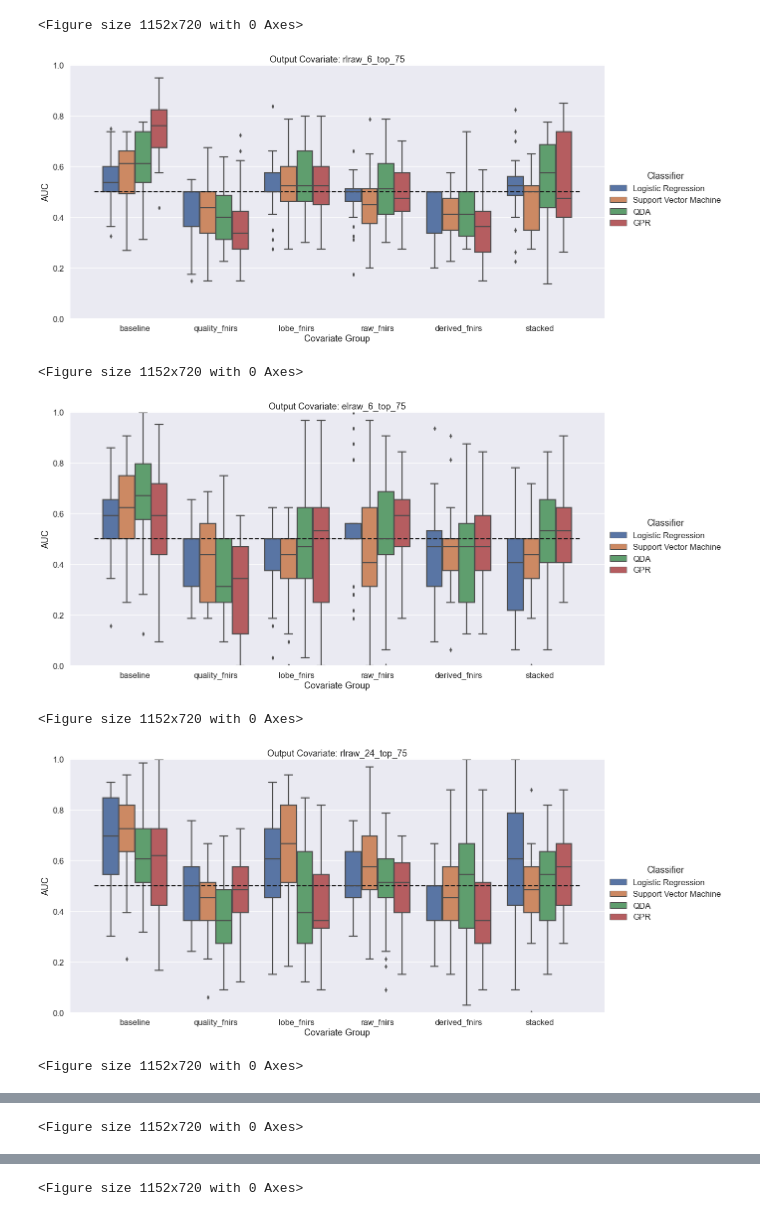
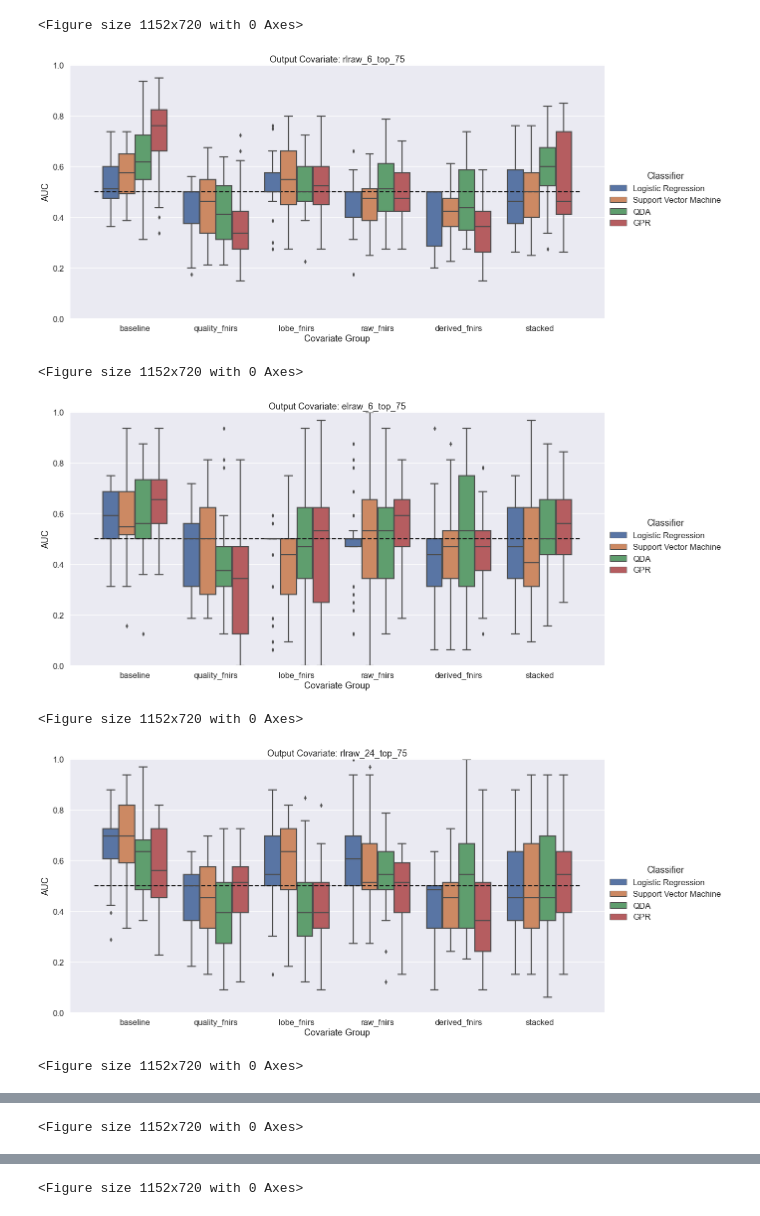
Before and after one commit to sergeyf/ki_43B, a Jupyter notebook: 03_visualize.ipynb, the cells around one changed output, grey strips where cells are left out. Saved outputs shown, nothing was run; the diff lists cells and outputs as text; code cells hidden in the pictures.

```diff
--- a/03_visualize.ipynb
+++ b/03_visualize.ipynb
@@ -74,36 +74,36 @@ for output_variable in all_results.keys():
         plt.legend()
         plt.title(title)
         plt.show()
 
     plt.figure(figsize=(16, 10))
     auc = []
     model = []
     feature_names = []
 
     for key, value in results.items():
         model += [key] * 6 * N_SPLITS_OUTER
         x = value['test_score']
         for i in range(N_SPLITS_OUTER):
             auc += list(x[i, :])
-        feature_names += ['baseline', 'quality_fnirs', 'lobe_fnirs', 'raw_fnirs', 'derived_fnirs', 'stacked'] * N_SPLITS_OUTER
+            feature_names += ['baseline', 'quality_fnirs', 'lobe_fnirs', 'raw_fnirs', 'derived_fnirs', 'stacked']
 
     df_boxplot = pd.DataFrame({
         'Classifier': model,
         'AUC': auc,
         'Covariate Group': feature_names
     })
 
     title=f'Output Covariate: {output_variable}'
     sns.catplot(x="Covariate Group", y="AUC", hue="Classifier",  data=df_boxplot, kind="box", dodge=True, height=8, aspect=2);
     plt.plot([-0.5, 5.5], [0.5, 0.5], '--', c='k', label='Random Performance');
     plt.ylim(0, 1)
     plt.title(title)
     #grouped_barplot(df, df.columns[0], df.columns[3], df.columns[1], df.columns[2], title=title)
 # %% [output]
 <Figure size 1152x720 with 0 Axes>
-[figure, old version]
+[figure, new version]
 <Figure size 1152x720 with 0 Axes>
-[figure, old version]
+[figure, new version]
 <Figure size 1152x720 with 0 Axes>
-[figure, old version]
+[figure, new version]
 <Figure size 1152x720 with 0 Axes>
```
Also changed, not shown: parts of 2 cells of this notebook, 2 other files.
